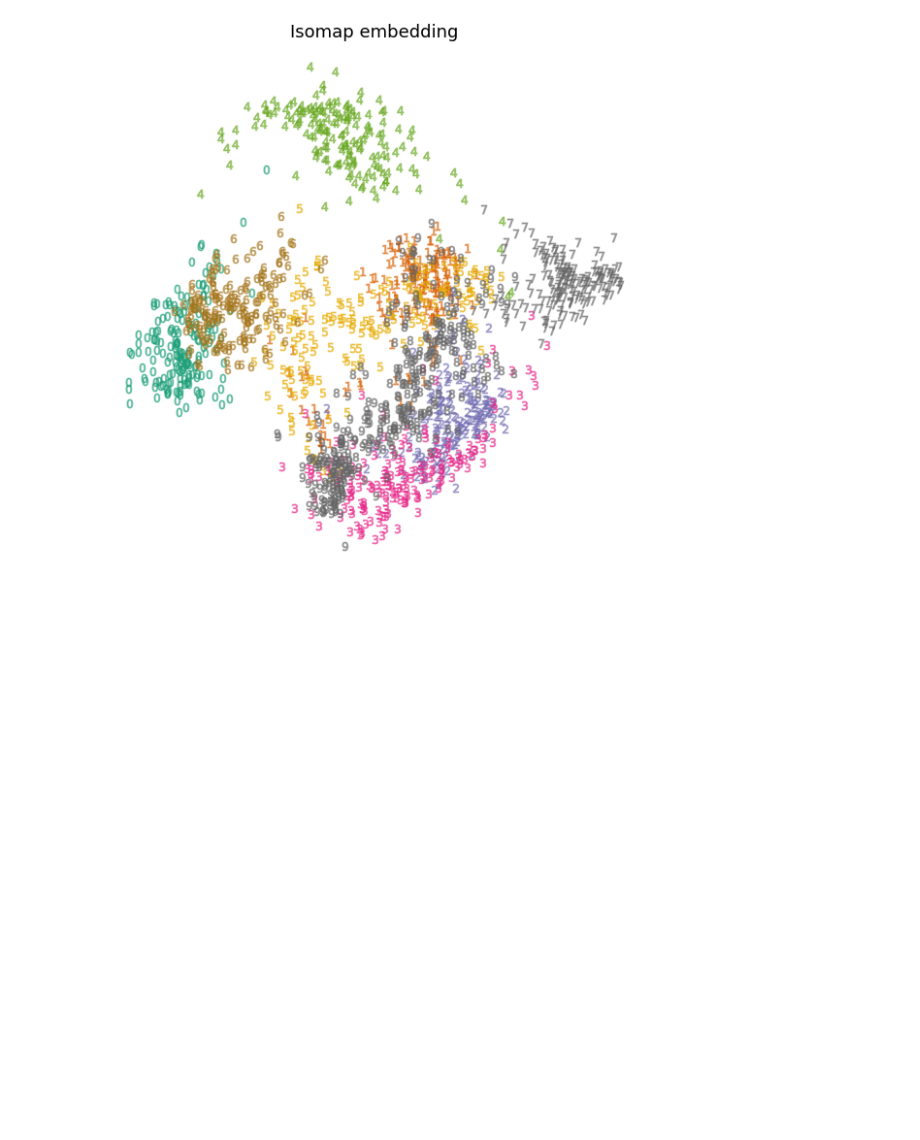
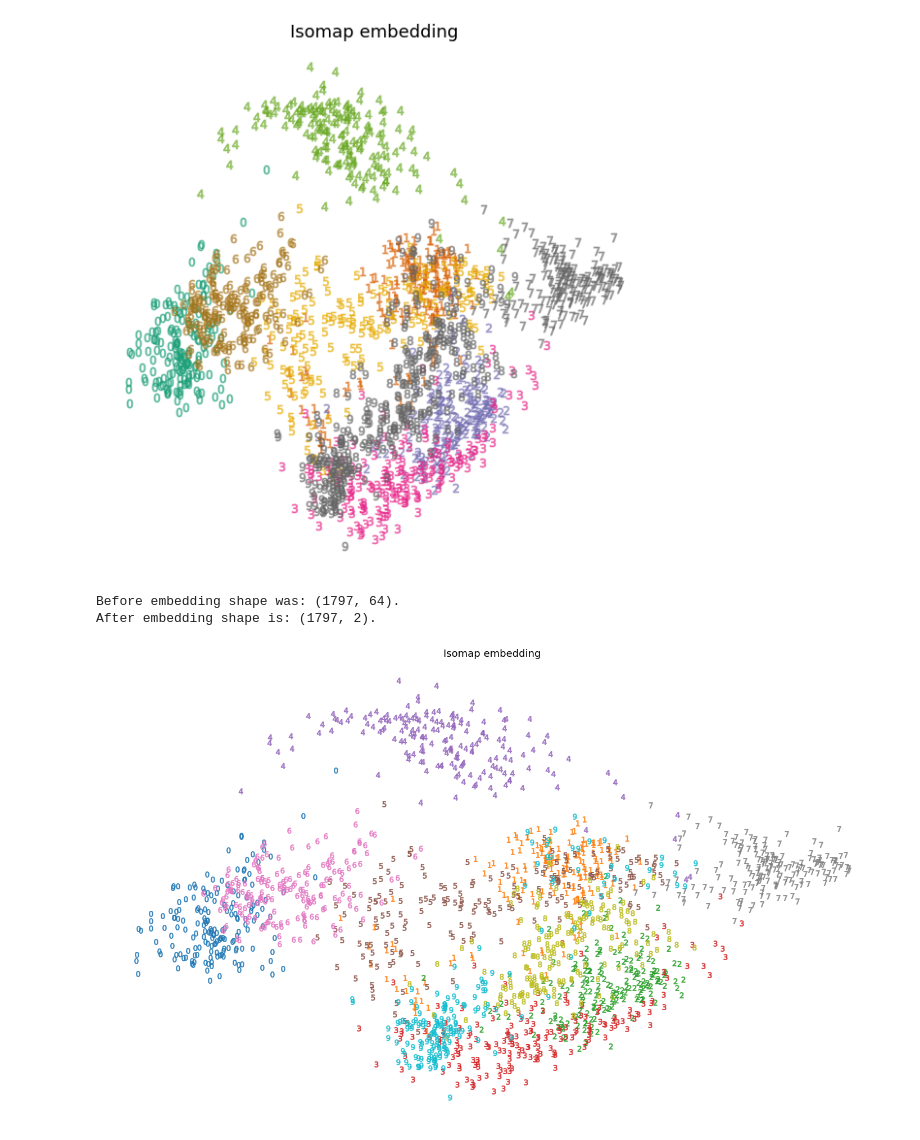
Before and after one commit to olli-e-benji/Astrostatistics-and-Machine-Learning-2023, a Jupyter notebook: working/L13_HandwrittenDigits.ipynb, the cells around one changed output. Drawn from its saved outputs; the diff is of its cells as text; code cells hidden in the pictures; blank space fills up the shorter version.

```diff
--- a/working/L13_HandwrittenDigits.ipynb
+++ b/working/L13_HandwrittenDigits.ipynb
@@ -55,16 +18,14 @@ def plot_embedding(X):
 # %%
-# .1 Dimensionality reduction with Isomap -> Unsupervised Learning
-
+#Dimensionality reduction with Isomap -> Unsupervised Learning
 embedding = Isomap(n_neighbors=20, n_components=2)
-new_data = embedding.fit_transform(data)
-print('Before embedding shape was: {}.\nAfter embedding shape is: {}.'.format(data.shape, new_data.shape))
+reduced_data = embedding.fit_transform(data)
+print('Before embedding shape was: {}.\nAfter embedding shape is: {}.'.format(data.shape, reduced_data.shape))
 
 fig, ax = plt.subplots(figsize=(10,10))
-#new_data = MinMaxScaler().fit_transform(new_data)
 
 for digit in digits.target_names:
     ax.scatter(
-        *new_data[digits.target == digit].T,
+        *reduced_data[digits.target == digit].T,
         marker=f"${digit}$",
         s=80,
         color=plt.cm.Dark2(digit),
@@ -80,6 +41,30 @@ plt.show()
 Before embedding shape was: (1797, 64).
 After embedding shape is: (1797, 2).
 [figure]
+# %%
+#Dimensionality reduction with Isomap -> Unsupervised Learning
+embedding = Isomap(n_neighbors=20, n_components=2)
+reduced_data = embedding.fit_transform(data)
+print('Before embedding shape was: {}.\nAfter embedding shape is: {}.'.format(data.shape, reduced_data.shape))
+
+fig, ax = plt.subplots(figsize=(25,15))
+
+for digit in digits.target_names:
+    ax.scatter(
+        *reduced_data[digits.target == digit].T,
+        marker=f"${digit}$",
+        s=100,
+        alpha=0.75,
+        zorder=2,
+    )
+
+ax.set_title('Isomap embedding', fontsize=18)
+ax.set_axis_off()
+plt.show()
+# %% [output]
+Before embedding shape was: (1797, 64).
+After embedding shape is: (1797, 2).
+[figure, added]
 # %%
 # .2 Classification with linear regression -> Supervised Learning
 
```
Also changed, not shown: parts of 5 cells of this notebook.
